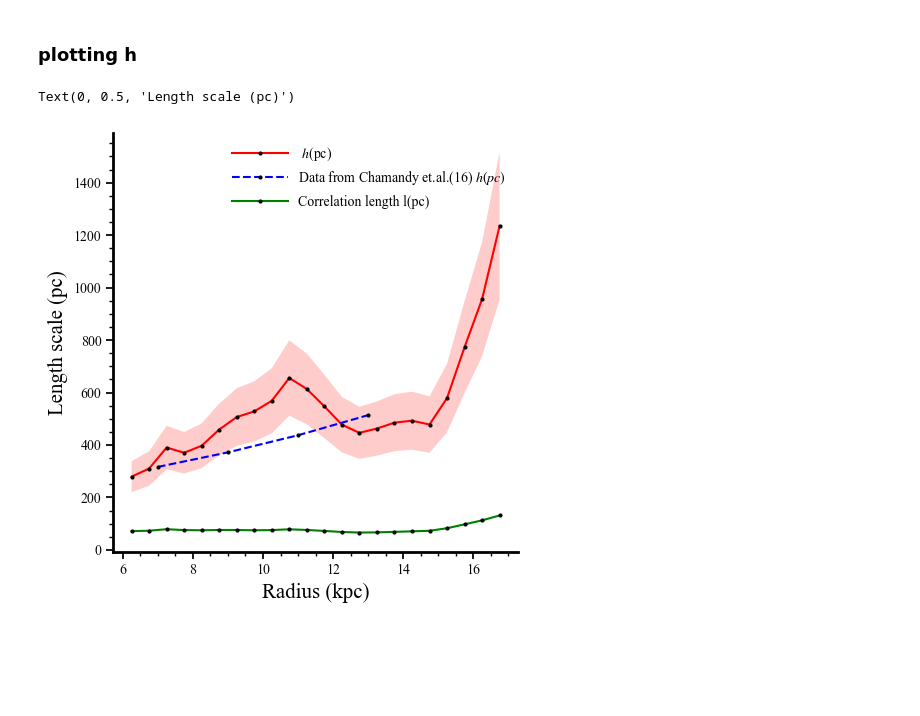
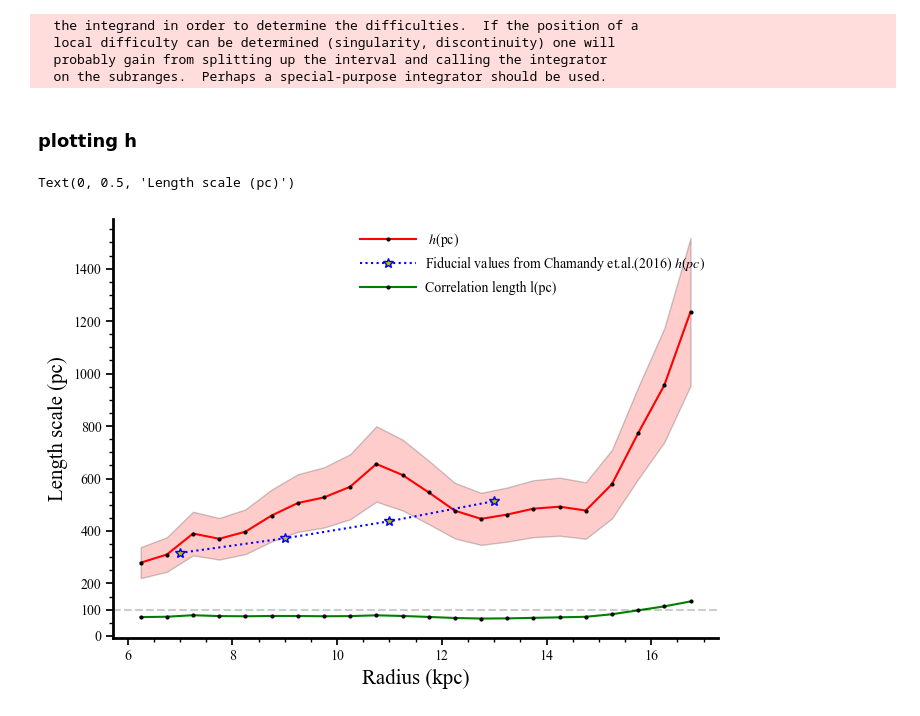
Before and after one commit to Rnazx/MSc.-Thesis, a Jupyter notebook: plots.ipynb, the cells around one changed output. Saved outputs shown, nothing was run; the diff lists cells and outputs as text; code cells hidden in the pictures; blank space fills up the shorter version.

Commit message:
made plots pretty

```diff
--- a/plots.ipynb
+++ b/plots.ipynb
@@ -142,7 +142,7 @@ dat_u_warp = griddata(kpc_radius, np.sqrt(3)*kms_sigmaLOS_warp, kpc_r, method='l
 
 os.chdir(current_directory)
 
-#from get_magnetic_observables import omt, kah, taue_f, taur_f
+from get_magnetic_observables import omt, kah, taue_f, taur_f
 
 pB = np.arctan(-tanpB_f)
 pB_err = -tanpB_err/(1+tanpB_f**2)
@@ -160,19 +160,40 @@ def pogen(b, B, pb, pB, s):
             (np.sqrt(2*(np.pi))*s))*(1+(2*B*b*np.cos(pb-pB))/
                                      (b**2 + B**2))*np.arctan((B*np.sin(pB) + b*np.sin(pb))/
                                                                                             ((B*np.cos(pB)) + b*np.cos(pb)))
+brms = np.sqrt(np.average(bani_f**2))
 
-brms = np.sqrt(np.average(bani_f**2))
-brms
-interval = 1e+3
-pog = np.array([quad(pogen, -interval, interval, args=(Bbar_f[i], pbb[i], pB[i], brms),
+h = 1e-8
+def dpodbani(b, B, pb, pB, s):
+    return (pogen(b, B, pb, pB, s+h)-pogen(b, B, pb, pB, s-h))/(2*h)
+def dpodBbar(b, B, pb, pB, s):
+    return (pogen(b, B+h, pb, pB, s)-pogen(b, B-h, pb, pB, s))/(2*h)
+h = 0.01
+def dpodpB(b, B, pb, pB, s):
+    return (pogen(b, B, pb, pB+h, s)-pogen(b, B, pb, pB-h, s))/(2*h)
+def dpodpb(b, B, pb, pB, s):
+    return (pogen(b, B, pb+h, pB, s)-pogen(b, B, pb-h, pB, s))/(2*h)
+
+def integrator(fn, interval = 1e+3):
+    return np.array([quad(fn, -interval, interval, args=(Bbar_f[i], pbb[i], pB[i], bani_f[i]),
                points=[-interval*brms, interval*brms])[0] for i in range(len(kpc_r))])
+pog = integrator(pogen)
+inte = 1e+3
+pog_err = np.array([quad(pogen, -inte, inte, args=(Bbar_f[i], pbb[i], pB[i], bani_f[i]),
+               points=[-inte*brms, inte*brms])[1] for i in range(len(kpc_r))])
+pog_err += np.sqrt((integrator(dpodbani,inte)*bani_err)**2 +(integrator(dpodBbar,inte)*Bbar_err)**2
+                 +(integrator(dpodpB,inte)*pB_err)**2+(integrator(dpodpb,inte)*pbb_err)**2)
 
 G_scal_Bbartot = np.sqrt(biso_f**2 + bani_f**2 + Bbar_f**2)
 G_scal_Bbarreg = Bbar_f
 G_scal_Bbarord = np.sqrt(bani_f**2 + Bbar_f**2)
 
-G_scal_Bbartot_err = (biso_err*biso_f + bani_err*bani_f + Bbar_err*Bbar_f)/G_scal_Bbartot
+G_scal_Bbartot_err = np.sqrt((biso_err*biso_f )**2+ (bani_err*bani_f)**2 + (Bbar_err*Bbar_f)**2)/G_scal_Bbartot
 G_scal_Bbarreg_err = Bbar_err
-G_scal_Bbarord_err = (bani_err*bani_f + Bbar_err*Bbar_f)/G_scal_Bbarord
+G_scal_Bbarord_err = np.sqrt((bani_err*bani_f)**2 + (Bbar_err*Bbar_f)**2)/G_scal_Bbarord
+# %% [output]
+  the integrand in order to determine the difficulties.  If the position of a
+  local difficulty can be determined (singularity, discontinuity) one will
+  probably gain from splitting up the interval and calling the integrator
+  on the subranges.  Perhaps a special-purpose integrator should be used.
 # %%
 m = 2
@@ -195,4 +216,5 @@ os.chdir(current_directory+'\plots')
 # %%
+
 def axis_pars(ax):
     ax.xaxis.set_ticks(np.arange(6, 20, 2))
     ax.xaxis.set_major_formatter(FormatStrFormatter('%g'))
@@ -207,24 +229,26 @@ def axis_pars(ax):
     ax.legend(fontsize=lfs, frameon=False, handlelength=4, ncol=1, prop={
               'size': leg_textsize, 'family': 'Times New Roman'}, fancybox=True, framealpha=0.9, handletextpad=0.7, columnspacing=0.7)
 
-def fill_error(ax, quan_f, quan_err):
+def fill_error(ax, quan_f, quan_err, color = 'red', alpha = 0.2):
     ax.fill_between(kpc_r, (quan_f+quan_err), (quan_f-quan_err)
-                    , alpha=0.2, edgecolor='none', facecolor='red')
+                    , alpha=alpha, edgecolor='k', facecolor=color, where = None, interpolate=True)
 # %% [markdown]
 ### plotting h
 # %%
-fig,ax = plt.subplots(nrows=1, ncols=1, figsize=(5, 5), tight_layout=True)
+fig,ax = plt.subplots(nrows=1, ncols=1, figsize=(7, 5), tight_layout=True)
 ax.plot(kpc_r, h_f*pc_kpc/cm_kpc, c='r', linestyle='-', mfc='k',
               mec='k', markersize=m, marker='o', label=r' $h$(pc)')
-ax.plot(kpc_dat_r, pc_dat_h, c='b', linestyle='--', mfc='k', mec='k',
-              markersize=m, marker='o', label=r'Data from Chamandy et.al.(16) $h(pc)$')
+ax.plot(kpc_dat_r, pc_dat_h, c='b', linestyle='dotted',
+              marker='*',mfc='y',mec='b',mew=1, markersize = 7, label=r'Fiducial values from Chamandy et.al.(2016) $h(pc)$')
 ax.plot(kpc_r, l_f*pc_kpc/cm_kpc, c='g',
               linestyle='-', mfc='k', mec='k', markersize=m, marker='o', label=r'Correlation length l(pc)')
 # ax.plot(kpc_r, datamaker(lsn , data_pass, h_f, tau_f)*pc_kpc/cm_kpc,c = 'y',linestyle='--',mfc='k',mec='k', marker='o')
+ax.axhline(y=100, color='black', linestyle='--', alpha = 0.2)
+ax.set_yticks(list(plt.yticks()[0])+[100])
 axis_pars(ax)
 fill_error(ax, h_f*pc_kpc/cm_kpc, h_err*pc_kpc/cm_kpc)
 ax.set_xlabel(r'Radius (kpc)', fontsize=fs)
 ax.set_ylabel(r'Length scale (pc)', fontsize=fs)
 # %% [output]
 Text(0, 0.5, 'Length scale (pc)')
-[figure, old version]
+[figure, new version]
```
Also changed, not shown: parts of 7 cells of this notebook.
